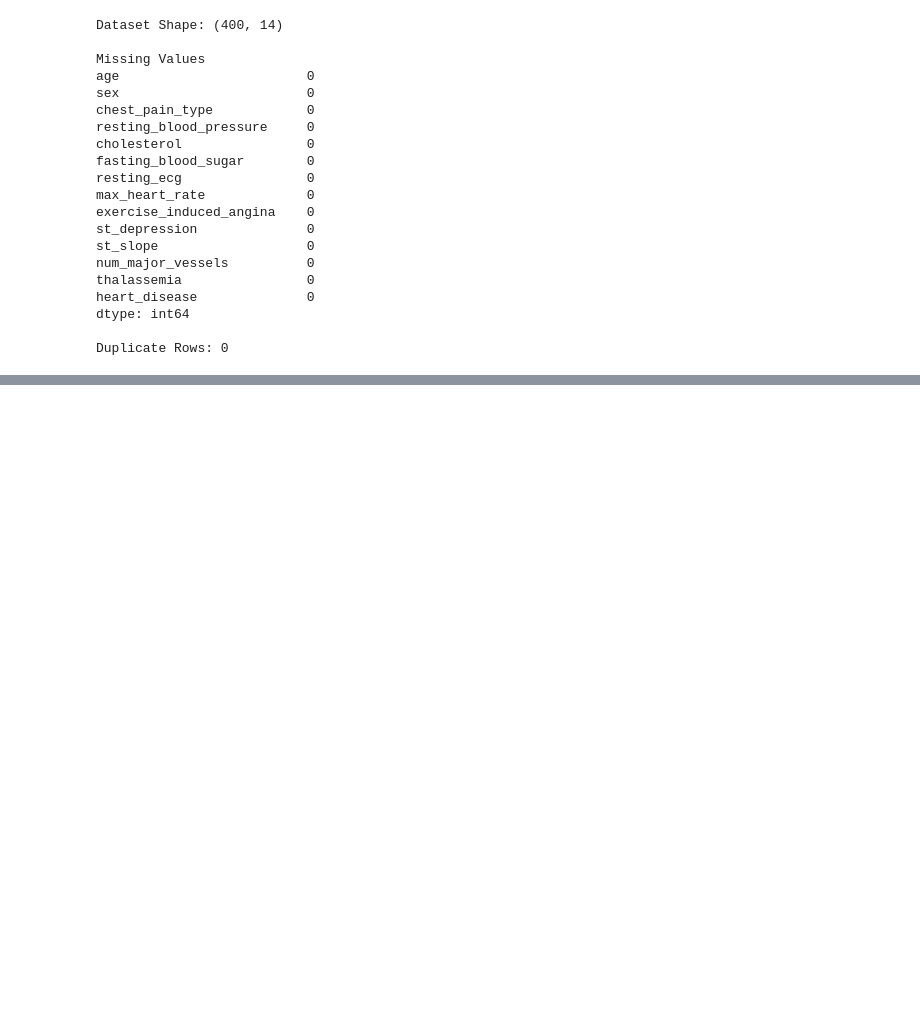
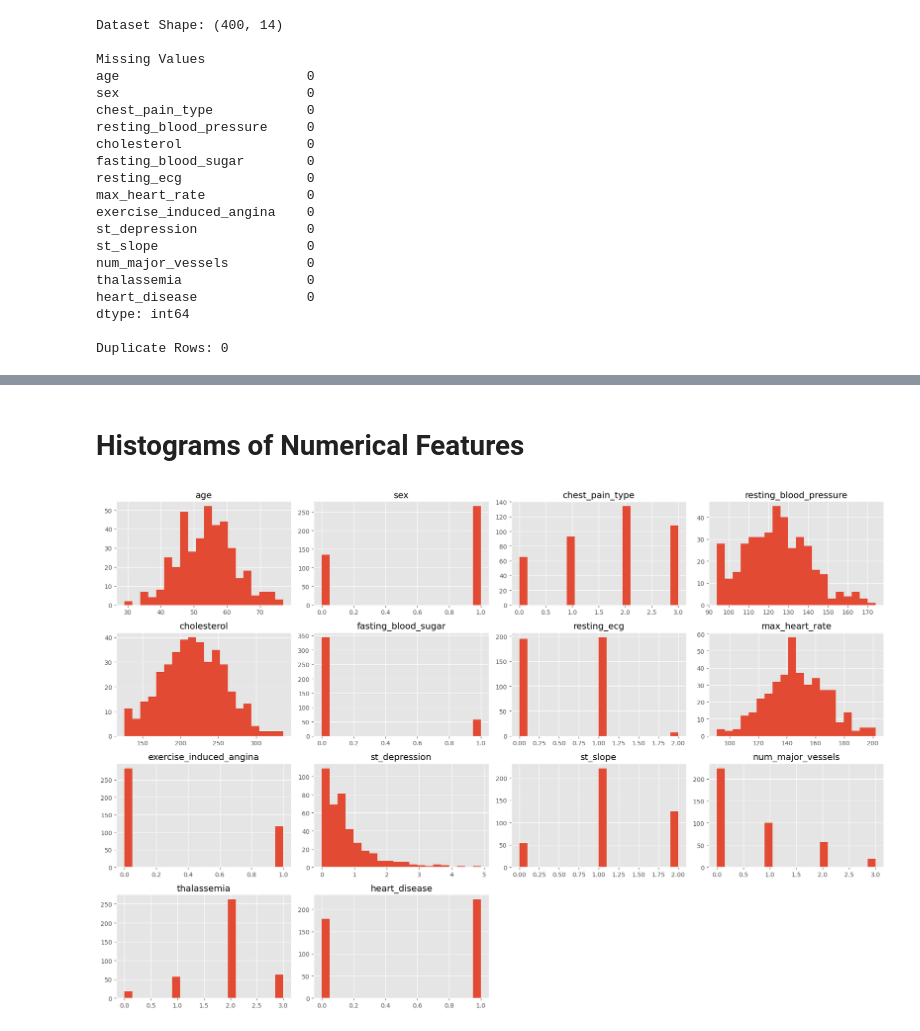
Before and after one commit to iamkhan49/heart-disease-prediction-ml, a Jupyter notebook: Heart_Disease_Detection_using_Classification_Algorithms.ipynb, the cells around one changed output, grey strips where cells are left out. Saved outputs shown, nothing was run; the diff lists cells and outputs as text; code cells hidden in the pictures; blank space fills up the shorter version.

```diff
--- a/Heart_Disease_Detection_using_Classification_Algorithms.ipynb
+++ b/Heart_Disease_Detection_using_Classification_Algorithms.ipynb
@@ -401,0 +424,8 @@ Duplicate Rows: 0
+# %% [markdown]
+# Histograms of Numerical Features
+# %%
+df.hist(figsize=(18,12), bins=20)
+plt.tight_layout()
+plt.show()
+# %% [output]
+[figure, added]
```
Also changed, not shown: parts of 18 cells of this notebook.
